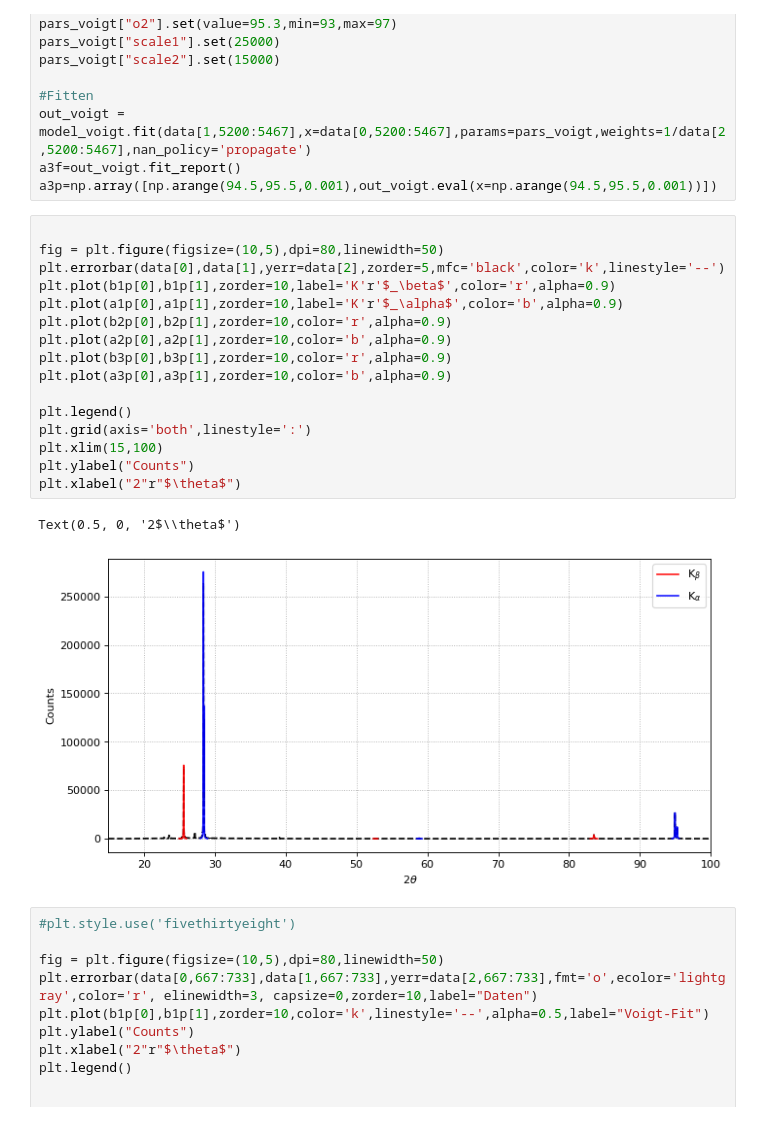
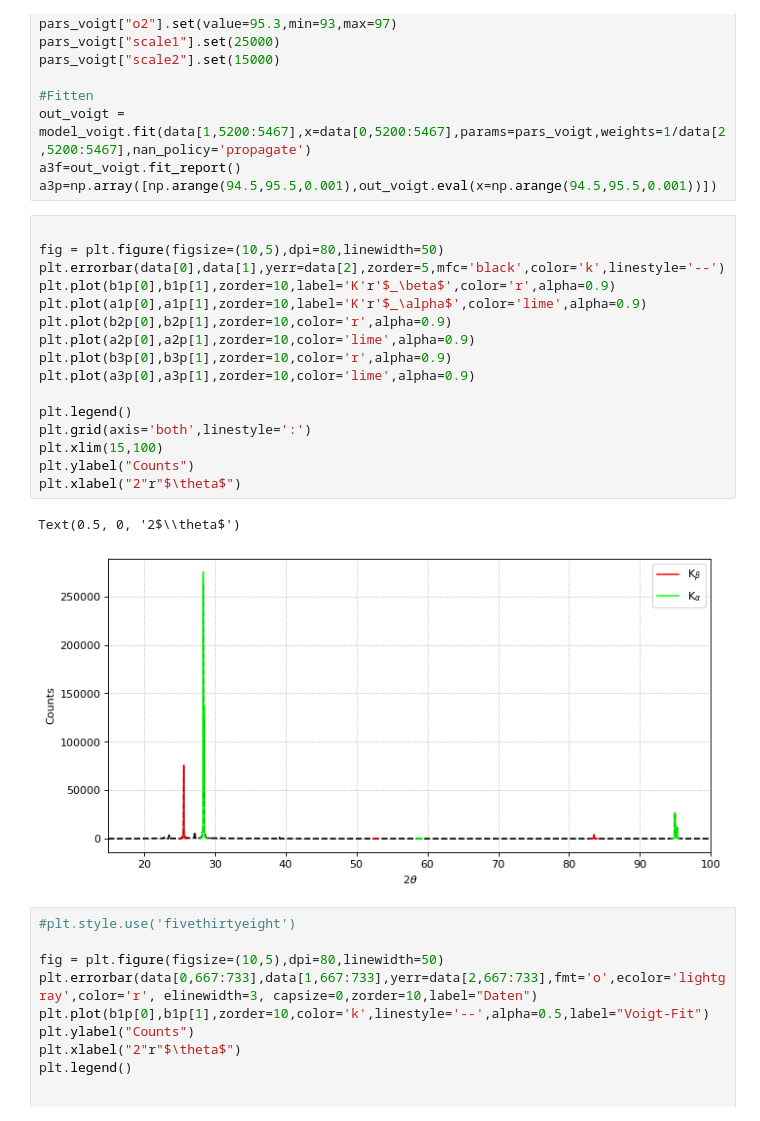
Before and after one commit to Friedrich-Jahns/Fortgeschrittenen-Praktikum-Physik, a Jupyter notebook: FP15_Röntgen/voigt_fit_30_15_ohne.ipynb, the cells around one changed output. Saved outputs shown, nothing was run; the diff lists cells and outputs as text.

```diff
--- a/FP15_Röntgen/voigt_fit_30_15_ohne.ipynb
+++ b/FP15_Röntgen/voigt_fit_30_15_ohne.ipynb
@@ -162,22 +162,22 @@ a3p=np.array([np.arange(94.5,95.5,0.001),out_voigt.eval(x=np.arange(94.5,95.5,0.
 # %%
 
 fig = plt.figure(figsize=(10,5),dpi=80,linewidth=50)
 plt.errorbar(data[0],data[1],yerr=data[2],zorder=5,mfc='black',color='k',linestyle='--')
 plt.plot(b1p[0],b1p[1],zorder=10,label='K'r'$_\beta$',color='r',alpha=0.9)
-plt.plot(a1p[0],a1p[1],zorder=10,label='K'r'$_\alpha$',color='b',alpha=0.9)
+plt.plot(a1p[0],a1p[1],zorder=10,label='K'r'$_\alpha$',color='lime',alpha=0.9)
 plt.plot(b2p[0],b2p[1],zorder=10,color='r',alpha=0.9)
-plt.plot(a2p[0],a2p[1],zorder=10,color='b',alpha=0.9)
+plt.plot(a2p[0],a2p[1],zorder=10,color='lime',alpha=0.9)
 plt.plot(b3p[0],b3p[1],zorder=10,color='r',alpha=0.9)
-plt.plot(a3p[0],a3p[1],zorder=10,color='b',alpha=0.9)
+plt.plot(a3p[0],a3p[1],zorder=10,color='lime',alpha=0.9)
 
 plt.legend()
 plt.grid(axis='both',linestyle=':')
 plt.xlim(15,100)
 plt.ylabel("Counts")
 plt.xlabel("2"r"$\theta$")
 # %% [output]
 Text(0.5, 0, '2$\\theta$')
-[figure, old version]
+[figure, new version]
 # %%
 #plt.style.use('fivethirtyeight')
 
```
Also changed, not shown: 1 other file.
